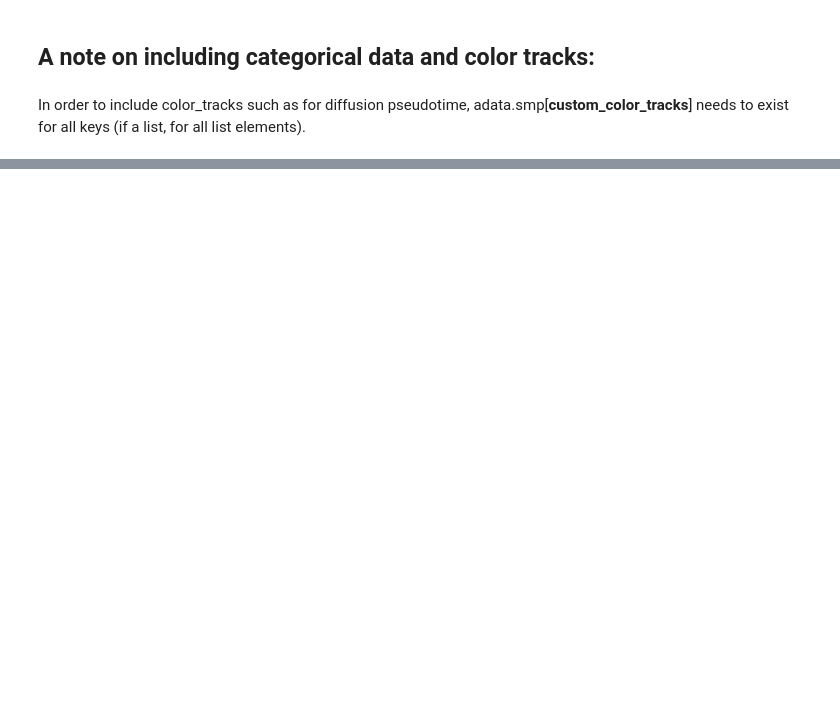
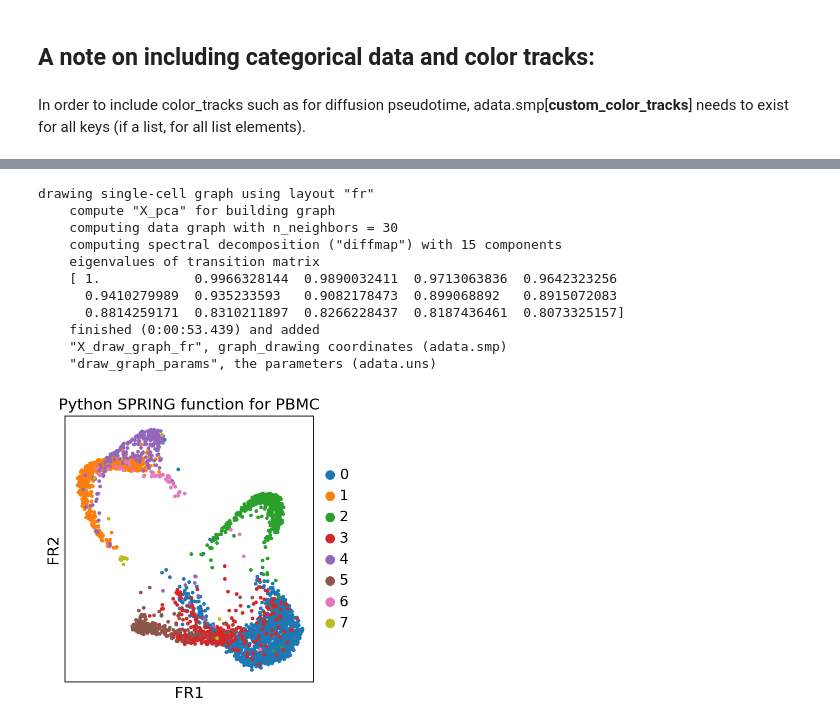
Before and after one commit to scverse/scanpy_usage, a Jupyter notebook: 111117_Interactive_SPRING_Exploration/Interactive Data Exploration with SPRING.ipynb, the cells around one changed output, grey strips where cells are left out. Cells and saved outputs as stored; diff of their text form; code cells hidden in the pictures; blank space fills up the shorter version.

```diff
--- a/111117_Interactive_SPRING_Exploration/Interactive Data Exploration with SPRING.ipynb
+++ b/111117_Interactive_SPRING_Exploration/Interactive Data Exploration with SPRING.ipynb
@@ -188,0 +174,23 @@ Analogously to the
+# %%
+# Read the stored and already annotated data
+import scanpy.api as sc
+from scanpy.exporting import save_spring_dir
+adata_corrected = sc.read('pbmc3k_corrected')
+adata_raw = sc.read('pbmc3k_filtered_raw_log')
+# %%
+# We draw a graph first in Python to get consistent and nicer  colors
+sc.tl.draw_graph(adata_raw)
+ax = sc.pl.draw_graph(adata_raw, color='louvain_groups', title='Python SPRING function for PBMC')
+# %% [output]
+drawing single-cell graph using layout "fr"
+    compute "X_pca" for building graph
+    computing data graph with n_neighbors = 30
+    computing spectral decomposition ("diffmap") with 15 components
+    eigenvalues of transition matrix
+    [ 1.            0.9966328144  0.9890032411  0.9713063836  0.9642323256
+      0.9410279989  0.935233593   0.9082178473  0.899068892   0.8915072083
+      0.8814259171  0.8310211897  0.8266228437  0.8187436461  0.8073325157]
+    finished (0:00:53.439) and added
+    "X_draw_graph_fr", graph_drawing coordinates (adata.smp)
+    "draw_graph_params", the parameters (adata.uns)
+[figure, added]
```
Also changed, not shown: parts of 22 cells of this notebook, 1 other file.
